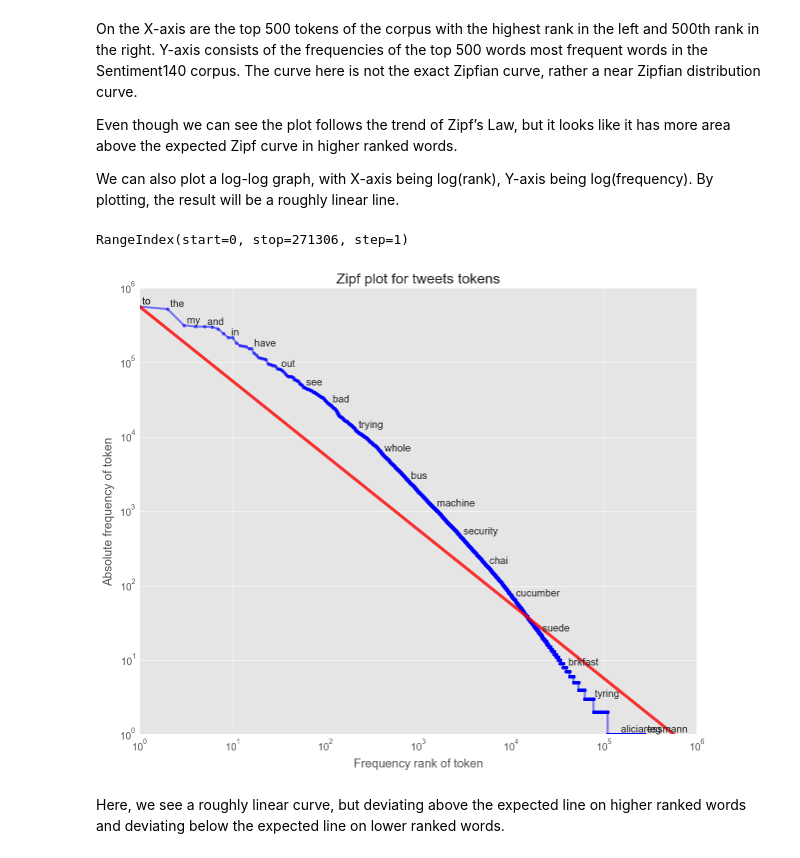
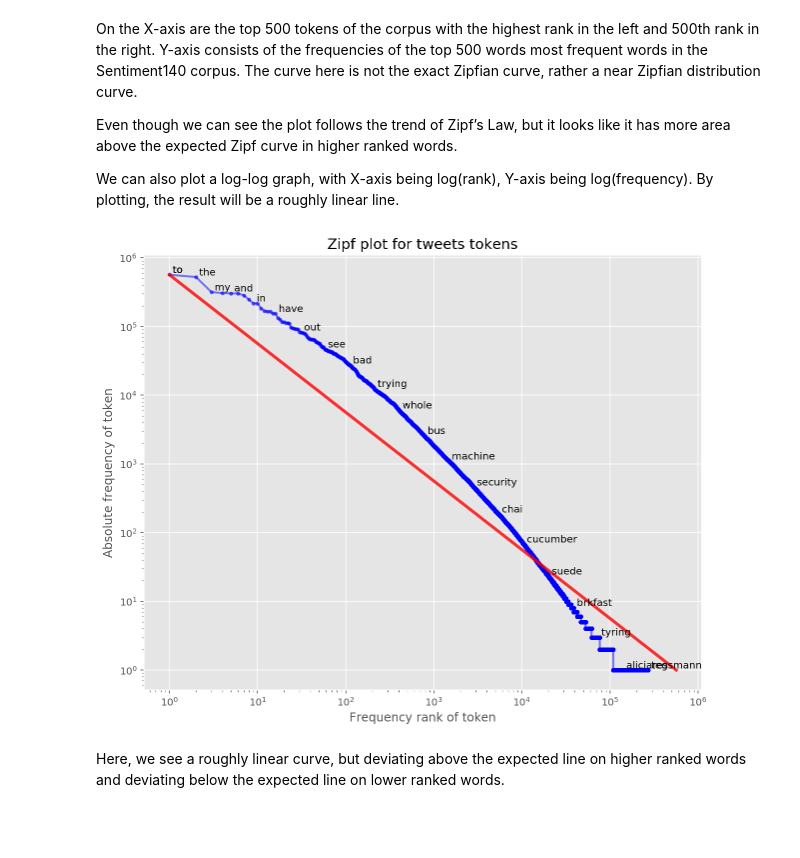
Before and after one commit to rkritika1508/Sentiment-Analysis, a Jupyter notebook: Third.ipynb, the cells around one changed output. Saved outputs shown, nothing was run; the diff lists cells and outputs as text; code cells hidden in the pictures; blank space fills up the shorter version.

Commit message:
Finished visualising the data

```diff
--- a/Third.ipynb
+++ b/Third.ipynb
@@ -61,30 +61,24 @@ The curve here is not the exact Zipfian curve, rather a near Zipfian distributio
 Even though we can see the plot follows the trend of Zipf’s Law, but it looks like it has more area above the expected Zipf curve in higher ranked words.
 
 We can also plot a log-log graph, with X-axis being log(rank), Y-axis being log(frequency). By plotting, the result will be a roughly linear line.
-# %%
-counts = df.total
-tokens = df.index
-ranks = np.arange(1, len(counts)+1)
-# %% [output]
-RangeIndex(start=0, stop=271306, step=1)
 # %%
 plt.style.use('ggplot')
 counts = df['total']
 tokens = df['word']
-ranks = arange(1, len(counts)+1)
-indices = argsort(-counts)
+ranks = np.arange(1, len(counts)+1)
+indices = np.argsort(-counts)
 frequencies = counts[indices]
 plt.figure(figsize=(10,8))
 plt.loglog(ranks, frequencies, marker=".", color='b', linewidth=2, alpha=0.5)
 plt.plot([1,frequencies[0]],[frequencies[0],1],color='r', linewidth=3, alpha=0.8)
 plt.title("Zipf plot for tweets tokens")
 plt.xlabel("Frequency rank of token")
 plt.ylabel("Absolute frequency of token")
-for n in list(np.logspace(-0.5, log10(len(counts)-2), 22).astype(int)):
+for n in list(np.logspace(-0.5, np.log10(len(counts)-2), 22).astype(int)):
     dummy = plt.text(ranks[n], frequencies[n], " " + tokens[indices[n]],
                  verticalalignment="bottom", horizontalalignment="left")
 # %% [output]
-[figure, old version]
+[figure, new version]
 # %% [markdown]
 Here, we see a roughly linear curve, but deviating above the expected line on higher ranked words and deviating below the expected line on lower ranked words.
 # %% [markdown]
```
Also changed, not shown: parts of 27 cells of this notebook.
